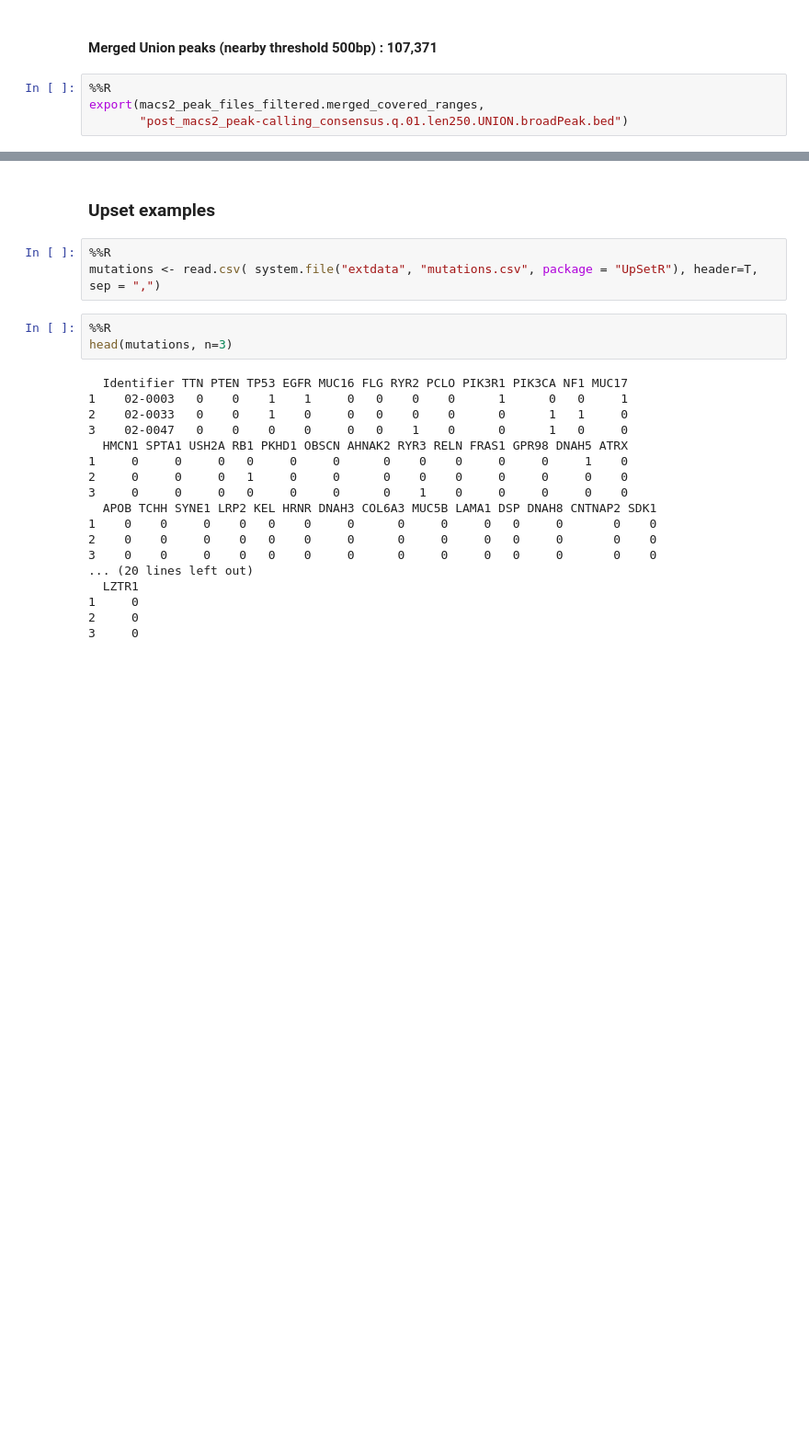
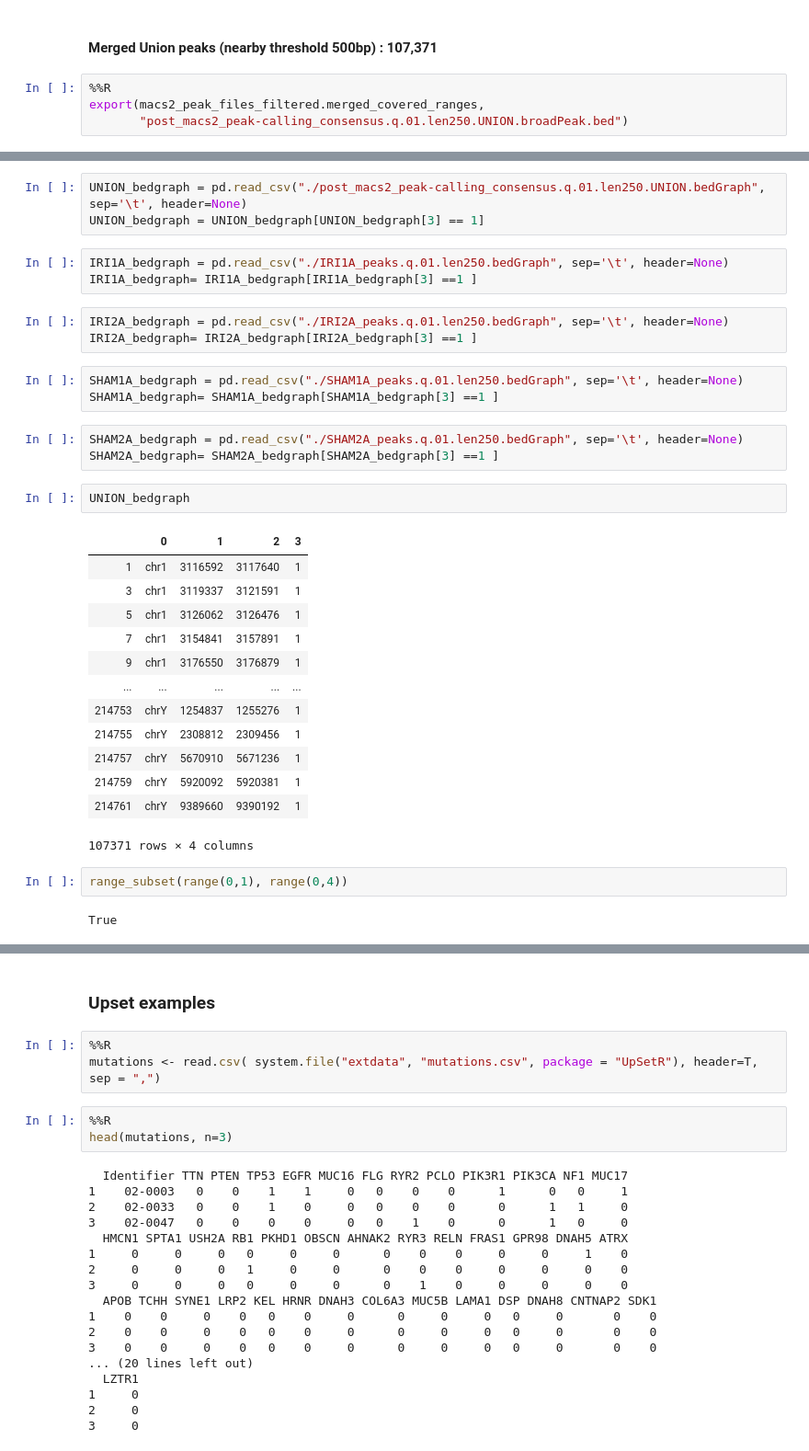
Before and after one commit to chizksh/ATAC-seq_analysis, a Jupyter notebook: peakFilterConsensus.ipynb, the cells around one changed output, grey strips where cells are left out. Shown: that part at 92% size. Saved outputs shown, nothing was run; the diff lists cells and outputs as text; blank space fills up the shorter version.

```diff
--- a/peakFilterConsensus.ipynb
+++ b/peakFilterConsensus.ipynb
@@ -262,0 +410,35 @@ export(macs2_peak_files_filtered.merged_covered_ranges,
+# %%
+UNION_bedgraph = pd.read_csv("./post_macs2_peak-calling_consensus.q.01.len250.UNION.bedGraph", sep='\t', header=None)
+UNION_bedgraph = UNION_bedgraph[UNION_bedgraph[3] == 1]
+# %%
+IRI1A_bedgraph = pd.read_csv("./IRI1A_peaks.q.01.len250.bedGraph", sep='\t', header=None)
+IRI1A_bedgraph= IRI1A_bedgraph[IRI1A_bedgraph[3] ==1 ]
+# %%
+IRI2A_bedgraph = pd.read_csv("./IRI2A_peaks.q.01.len250.bedGraph", sep='\t', header=None)
+IRI2A_bedgraph= IRI2A_bedgraph[IRI2A_bedgraph[3] ==1 ]
+# %%
+SHAM1A_bedgraph = pd.read_csv("./SHAM1A_peaks.q.01.len250.bedGraph", sep='\t', header=None)
+SHAM1A_bedgraph= SHAM1A_bedgraph[SHAM1A_bedgraph[3] ==1 ]
+# %%
+SHAM2A_bedgraph = pd.read_csv("./SHAM2A_peaks.q.01.len250.bedGraph", sep='\t', header=None)
+SHAM2A_bedgraph= SHAM2A_bedgraph[SHAM2A_bedgraph[3] ==1 ]
+# %%
+UNION_bedgraph
+# %% [output]
+|  | 0 | 1 | 2 | 3 |
+| 1 | chr1 | 3116592 | 3117640 | 1 |
+| 3 | chr1 | 3119337 | 3121591 | 1 |
+| 5 | chr1 | 3126062 | 3126476 | 1 |
+| 7 | chr1 | 3154841 | 3157891 | 1 |
+| 9 | chr1 | 3176550 | 3176879 | 1 |
+| ... | ... | ... | ... | ... |
+| 214753 | chrY | 1254837 | 1255276 | 1 |
+| 214755 | chrY | 2308812 | 2309456 | 1 |
+| 214757 | chrY | 5670910 | 5671236 | 1 |
+| 214759 | chrY | 5920092 | 5920381 | 1 |
+| 214761 | chrY | 9389660 | 9390192 | 1 |
+107371 rows × 4 columns
+# %%
+range_subset(range(0,1), range(0,4))
+# %% [output]
+True
```
Also changed, not shown: parts of 38 cells of this notebook.
